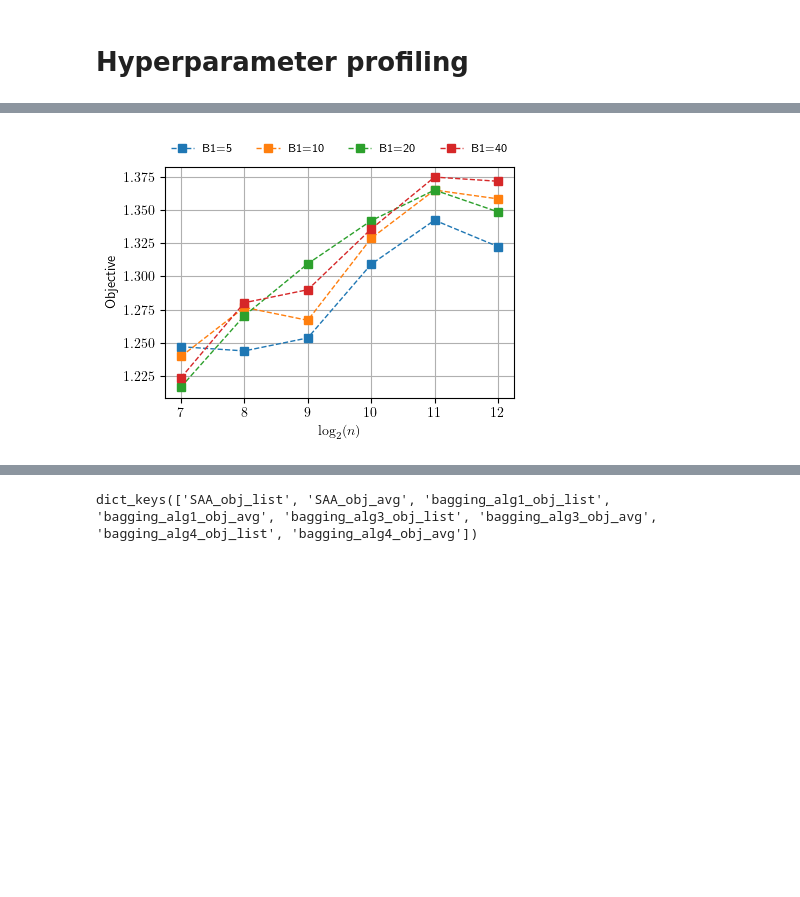
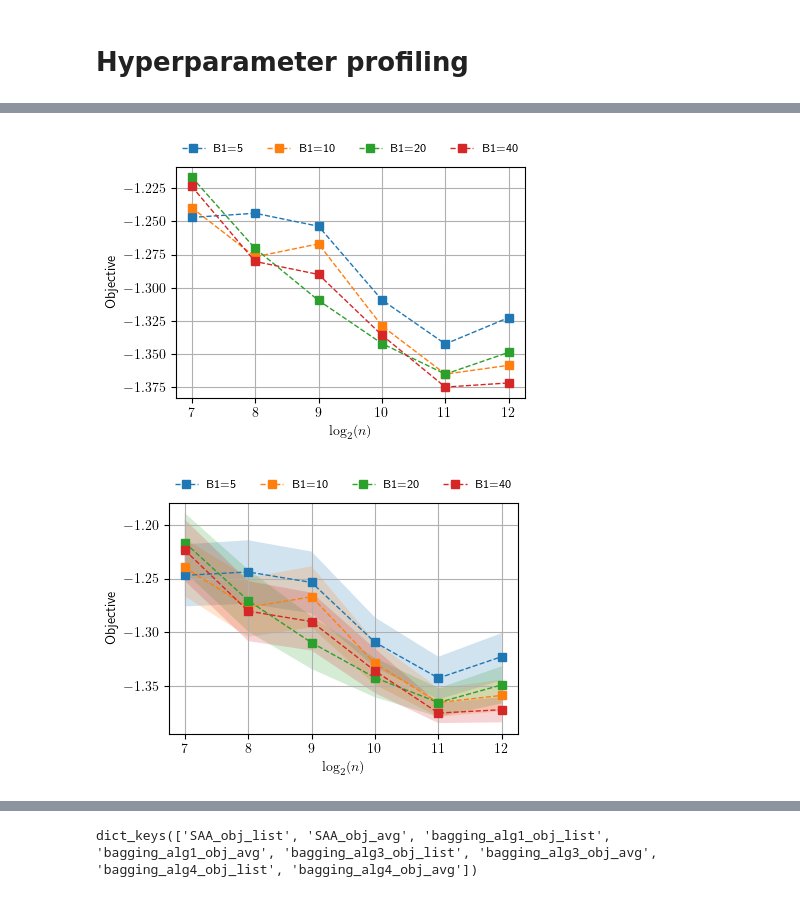
Before and after one commit to mickeyhqian/VoteEnsemble, a Jupyter notebook: plot/plotting.ipynb, the cells around one changed output, grey strips where cells are left out. Drawn from its saved outputs; the diff is of its cells as text; code cells hidden in the pictures; blank space fills up the shorter version.

```diff
--- a/plot/plotting.ipynb
+++ b/plot/plotting.ipynb
@@ -84,21 +173,54 @@ plt.show()
 # %%
 # algorithm 4, choose B1
 _, ax = plt.subplots(figsize = (4.5, 3))
 
 for ind, B12 in enumerate(B12_list):
     if B12 not in [[5, 200], [10, 200], [20, 200], [40, 200]]:
         continue
-    ax.plot(np.log2(sample_number), bagging_alg4_obj_avg[ind][0], marker = 's', linestyle = '--', linewidth = 1,
+    curve = [-item for item in bagging_alg4_obj_avg[ind][0]]
+    ax.plot(np.log2(sample_number), curve, marker = 's', linestyle = '--', linewidth = 1,
             label=f"B1={B12[0]}")
 
 ax.set_xlabel('$\log_2(n)$')
 ax.set_ylabel('Objective')
 ax.legend(fontsize = 'small',loc='lower center', bbox_to_anchor=(0.5, 1.01), ncol=4, frameon=False, bbox_transform=ax.transAxes)
 ax.grid(True)
 plt.savefig("./profiling/profiling_alg4_B1.png", bbox_inches = "tight")
 plt.show()
+
+
+fig, ax = plt.subplots(figsize=(4.5, 3))
+
+for ind, B12 in enumerate(B12_list):
+    if B12 not in [[5, 200], [10, 200], [20, 200], [40, 200]]:
+        continue
+    # Extract the values for the current configuration
+    values = bagging_alg4_obj_list[ind][0]
+    # Calculate means and standard errors for each sample count
+    curve = [-np.mean(item) for item in values]
+    std_errors = [sem(item) if len(item) > 1 else 0 for item in values]  # Handle cases with single data point
+    confidence_intervals = [1 * se for se in std_errors]  # 95% CI
+
+    sample_numbers_log = np.log2(sample_number)
+
+    # Plot the mean curve
+    ax.plot(sample_numbers_log, curve, marker='s', linestyle='--', linewidth=1, label=f"B1={B12[0]}")
+
+    # Add fill_between for the confidence interval
+    ax.fill_between(sample_numbers_log,
+                    [m - ci for m, ci in zip(curve, confidence_intervals)],
+                    [m + ci for m, ci in zip(curve, confidence_intervals)],
+                     alpha=0.2)  # Subtle shading for the confidence interval
+
+ax.set_xlabel('$\log_2(n)$')
+ax.set_ylabel('Objective')
+ax.legend(fontsize='small', loc='lower center', bbox_to_anchor=(0.5, 1.01), ncol=4, frameon=False, bbox_transform=ax.transAxes)
+ax.grid(True)
+plt.savefig("./profiling/profiling_alg4_B1_CI.png", bbox_inches = "tight")
+plt.show()
 # %% [output]
-[figure, old version]
+[figure, new version]
+[figure, added]
 # %%
 # algorithm 4, choose B2
 _, ax = plt.subplots(figsize = (4.5, 3))
```
Also changed, not shown: parts of 8 cells of this notebook, 9 other files.
